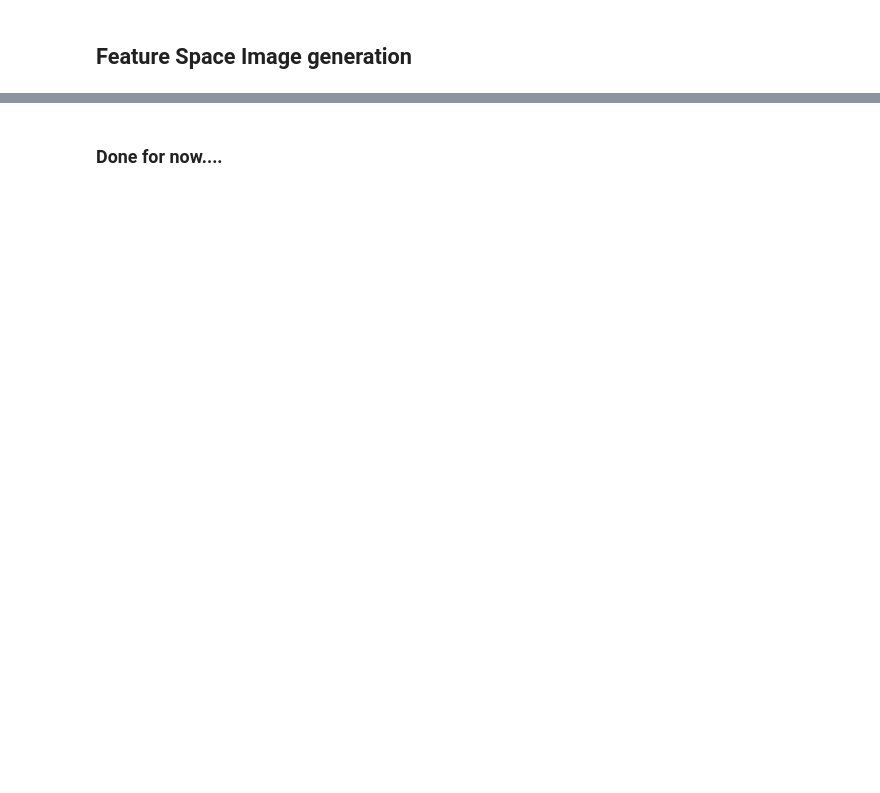
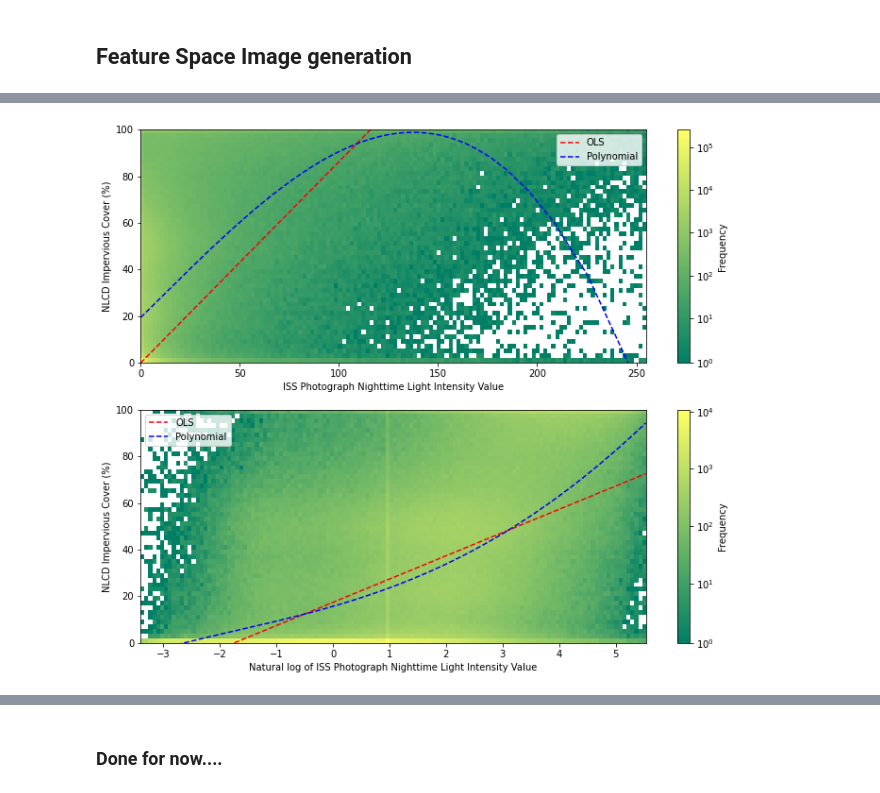
Before and after one commit to chikaj/sa_nightscapes, a Jupyter notebook: nightscapes.ipynb, the cells around one changed output, grey strips where cells are left out. Drawn from its saved outputs; the diff is of its cells as text; code cells hidden in the pictures; blank space fills up the shorter version.

```diff
--- a/nightscapes.ipynb
+++ b/nightscapes.ipynb
@@ -214,0 +301,14 @@ Notes:
+# %%
+# polynomial fit
+degree = 4
+
+poly_log_weights = np.polyfit(logx, y, degree)
+print(f"The weight coefficient are: {poly_log_weights}\n")
+poly_log_mod = np.poly1d(poly_log_weights)
+print(f"The full polynomial equation is: \n{poly_log_mod}.\n")
+df = pd.DataFrame(columns=['y', 'x'])
+df['x'] = logx
+df['y'] = y
+poly_log_results = smf.ols(formula='y ~ poly_log_mod(x)', data=df).fit()
+print(poly_log_results.summary())
+# end polynomial fit
@@ -262,0 +337,76 @@ plt.show()
+# %%
+# Original NTL heatmap
+heatmap, xedges, yedges = np.histogram2d(x, y, bins=(128, 50))
+extent = [xedges[0], xedges[-1], yedges[0], yedges[-1]]
+heatmap[heatmap == 0] = np.NaN
+
+# Log transformed NTL heatmap
+log_heatmap, log_xedges, log_yedges = np.histogram2d(logx, y, bins=(128, 50))
+log_extent = [log_xedges[0], log_xedges[-1], log_yedges[0], log_yedges[-1]]
+log_heatmap[log_heatmap == 0] = np.NaN
+
+# Setup sub-plots
+plt.clf()
+fig, axs = plt.subplots(2, 1, sharey=True, figsize=(12, 10))
+fig.subplots_adjust(hspace=0.2)
+
+# Plot heatmaps
+c0 = axs[0].imshow(heatmap.T, cmap='summer', norm=mpl.colors.SymLogNorm(2), extent=extent, origin='lower', aspect='auto')
+c1 = axs[1].imshow(log_heatmap.T, cmap='summer', norm=mpl.colors.SymLogNorm(2), extent=log_extent, origin='lower', aspect='auto')
+
+# Add plot labels for heatmaps
+axs[0].set_ylim([0, 100])
+axs[0].set_xlabel("ISS Photograph Nighttime Light Intensity Value")
+axs[0].set_ylabel("NLCD Impervious Cover (%)")
+cbar0 = fig.colorbar(c0, ax=axs[0], ticks=[1, 10, 100, 1000, 10000, 100000])
+cbar0.ax.set_ylabel('Frequency')
+
+axs[1].set_ylim([0, 100])
+axs[1].set_xlabel("Natural log of ISS Photograph Nighttime Light Intensity Value")
+axs[1].set_ylabel("NLCD Impervious Cover (%)")
+cbar1 = fig.colorbar(c1, ax=axs[1], ticks=[1, 10, 100, 1000, 10000])
+cbar1.ax.set_ylabel('Frequency')
+
+# Plot regression lines
+get_every_nth = 999
+
+## Original x values; no transformation
+    ### OLS
+df_ols = pd.DataFrame(columns=['y', 'x'])
+df_ols['x'] = x
+df_ols['y'] = ols_results.fittedvalues
+df_ols = df_ols.sort_values(by=['x']).reset_index(drop=True)
+df_ols = df_ols[df_ols.index % get_every_nth == 0]
+axs[0].plot(df_ols['x'], df_ols['y'], 'r--', label="OLS")
+
+    ### Polynomial regression
+df_poly = pd.DataFrame(columns=['y', 'x'])
+df_poly['x'] = x
+df_poly['y'] = poly_results.fittedvalues
+df_poly = df_poly.sort_values(by=['x']).reset_index(drop=True)
+df_poly = df_poly[df_poly.index % get_every_nth == 0]
+axs[0].plot(df_poly['x'], df_poly['y'], 'b--', label="Polynomial")
+
+axs[0].legend(loc='best')
+
+## Log transformed x values
+    ### OLS
+df_log_ols = pd.DataFrame(columns=['y', 'x'])
+df_log_ols['x'] = logx
+df_log_ols['y'] = log_results.fittedvalues
+df_log_ols = df_log_ols.sort_values(by=['x']).reset_index(drop=True)
+df_log_ols = df_log_ols[df_log_ols.index % get_every_nth == 0]
+axs[1].plot(df_log_ols['x'], df_log_ols['y'], 'r--', label="OLS")
+
+    ### Polynomial regression
+df_log_poly = pd.DataFrame(columns=['y', 'x'])
+df_log_poly['x'] = logx
+df_log_poly['y'] = poly_log_results.fittedvalues
+df_log_poly = df_log_poly.sort_values(by=['x']).reset_index(drop=True)
+df_log_poly = df_log_poly[df_log_poly.index % get_every_nth == 0]
+axs[1].plot(df_log_poly['x'], df_log_poly['y'], 'b--', label="Polynomial")
+
+axs[1].legend(loc='best')
+
+plt.show()
+# %% [output]
@@ -262,0 +414 @@ plt.show()
+[figure, added]
```
Also changed, not shown: parts of 32 cells of this notebook, 7 other files.
